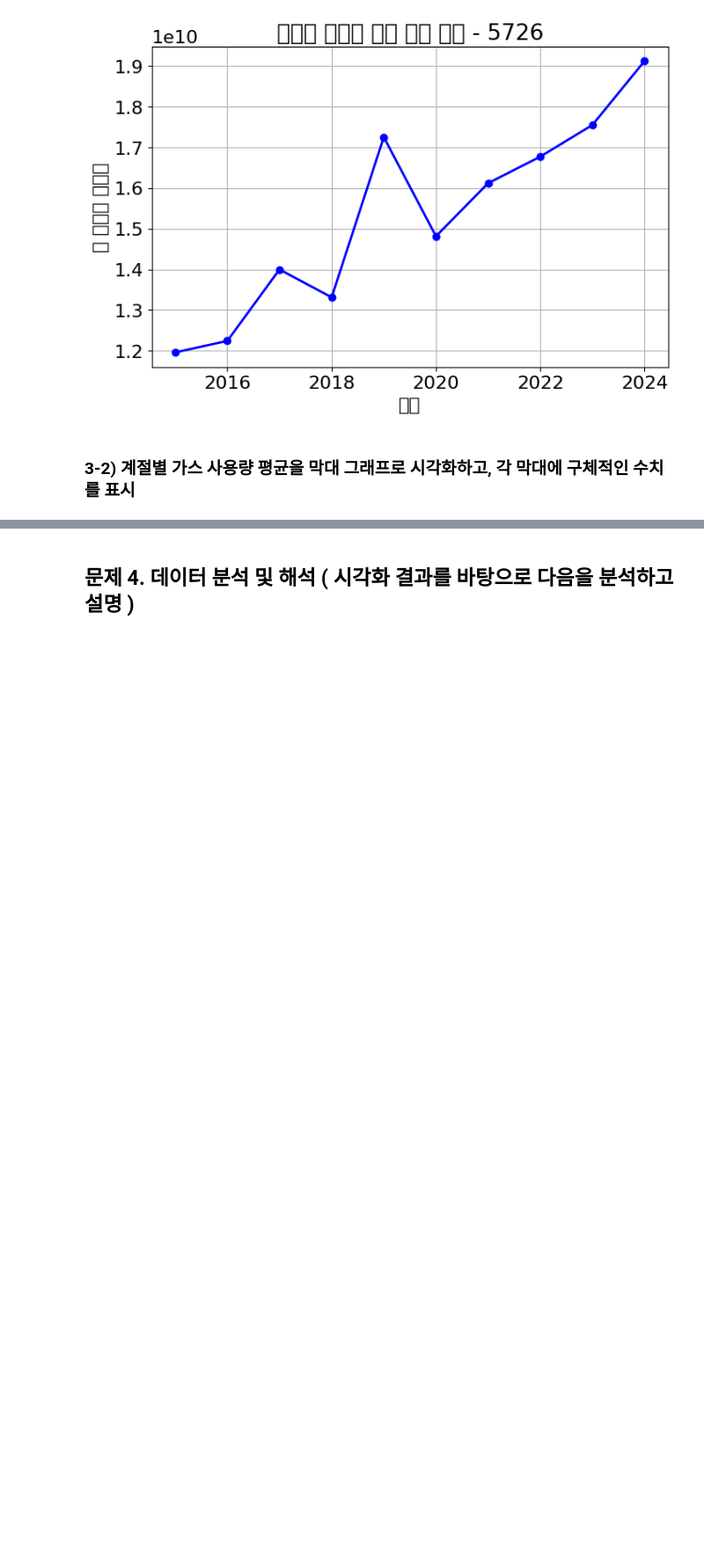
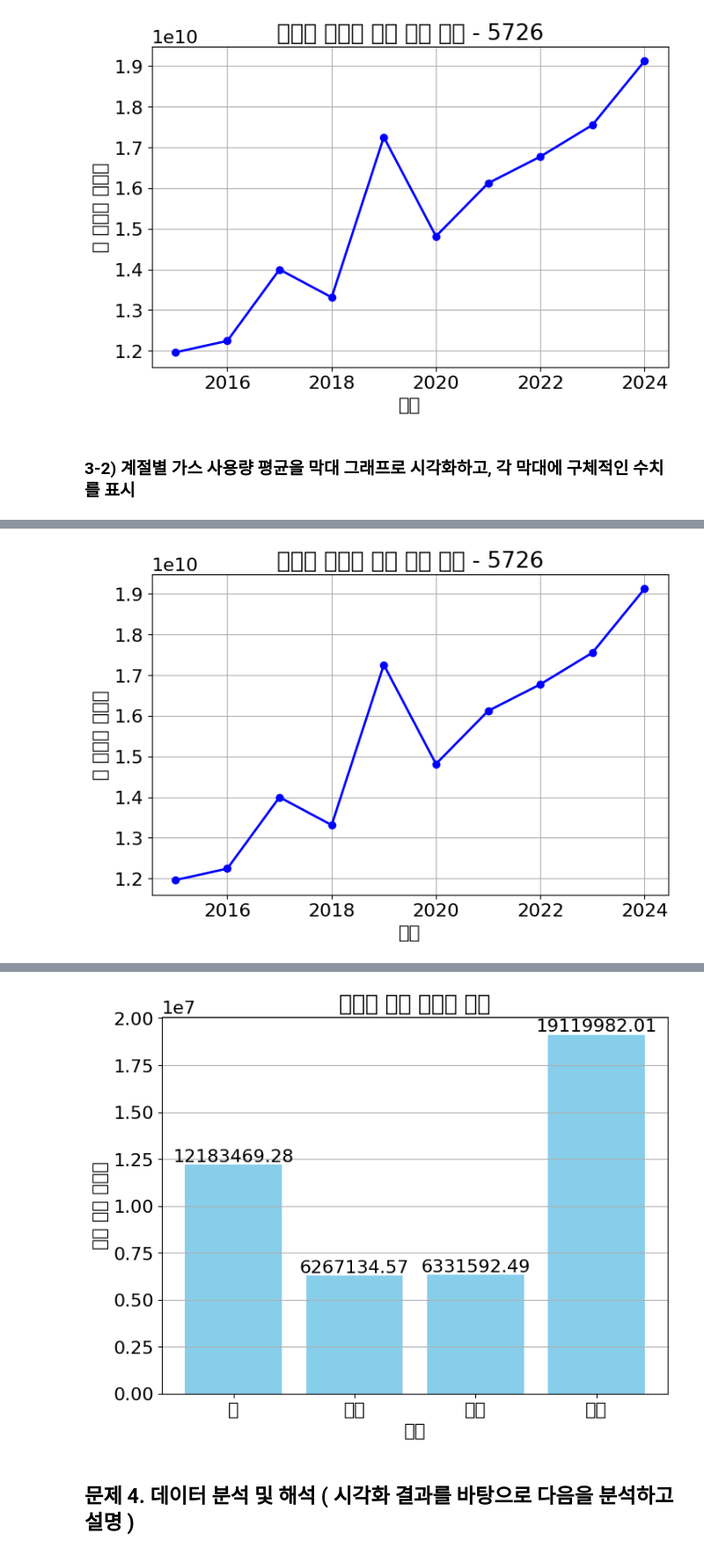
Before and after one commit to Elinasu001/Data-Analysis-with-Open-Source, a Jupyter notebook: 데이터분석.ipynb, the cells around one changed output, grey strips where cells are left out. Shown at 88% size. Cells and saved outputs as stored; diff of their text form; code cells hidden in the pictures; blank space fills up the shorter version.

```diff
--- a/데이터분석.ipynb
+++ b/데이터분석.ipynb
@@ -580,10 +580,10 @@ plt.show()
 
 # 3-2. 계절별 가스 사용량 평균을 막대 그래프로 시각화
 season_order = ['봄', '여름', '가을', '겨울']
-seasonal_avg_gas = df.groupby('season')['가스사용량'].mean().reindex(season_order)
+seasonal_avg_gas = df.groupby('season')['GUS'].mean().reindex(season_order)
 
 plt.figure(figsize=(8, 6))
-bars = plt.bar(seasonal_avg_gas.index, seasonal_avg_gas.values)
+bars = plt.bar(seasonal_avg_gas.index, seasonal_avg_gas.values, color='skyblue')
 
 plt.title("계절별 가스 사용량 평균")
 plt.xlabel("계절")
@@ -603,0 +635 @@ KeyboardInterrupt:
+[figure, added]
@@ -604,3 +653,4 @@ KeyboardInterrupt:
+[figure, added]
 # %% [markdown]
 ## 문제 4. 데이터 분석 및 해석 ( 시각화 결과를 바탕으로 다음을 분석하고 설명 )
 # %% [markdown]
```
Also changed, not shown: parts of 1 cell of this notebook.
